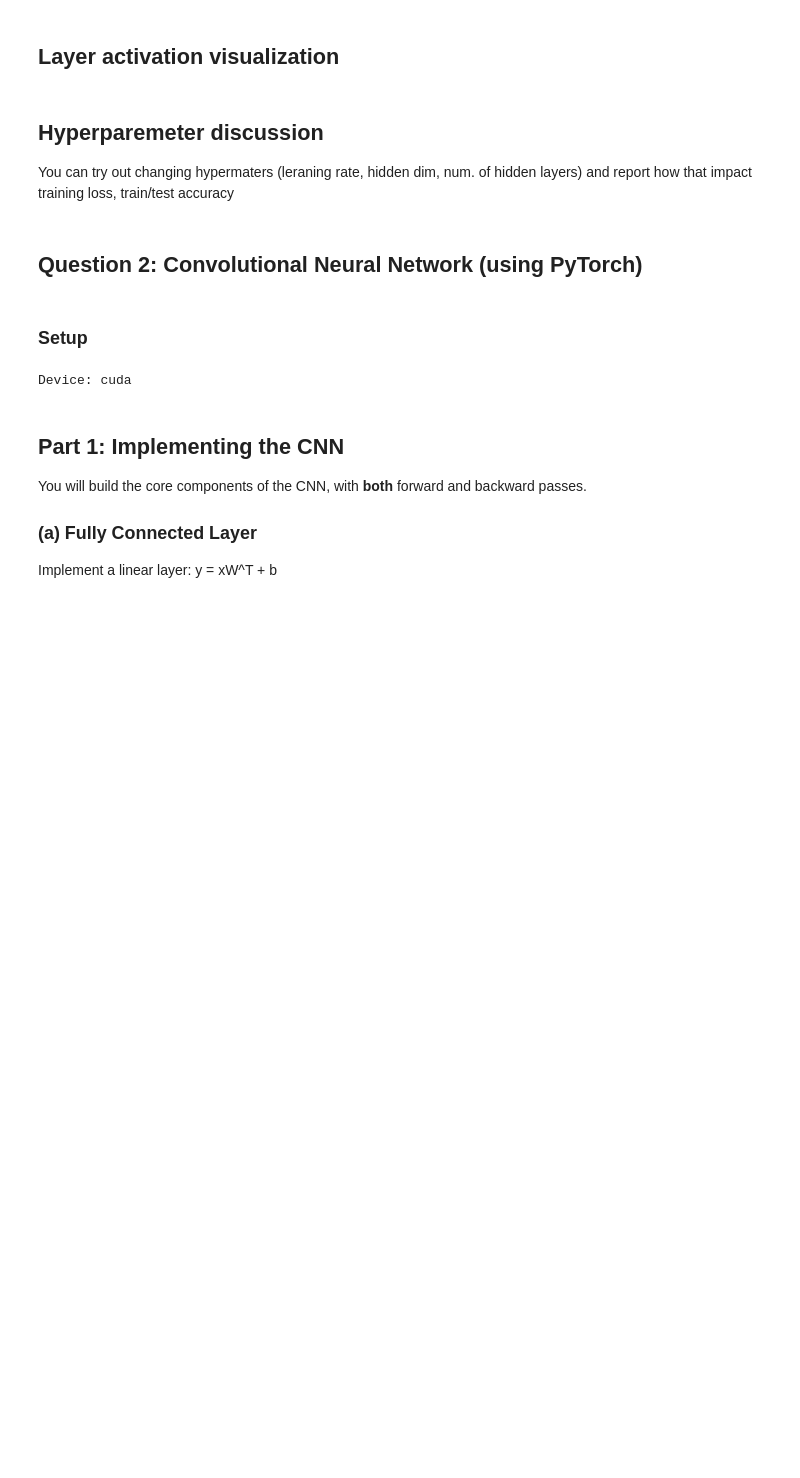
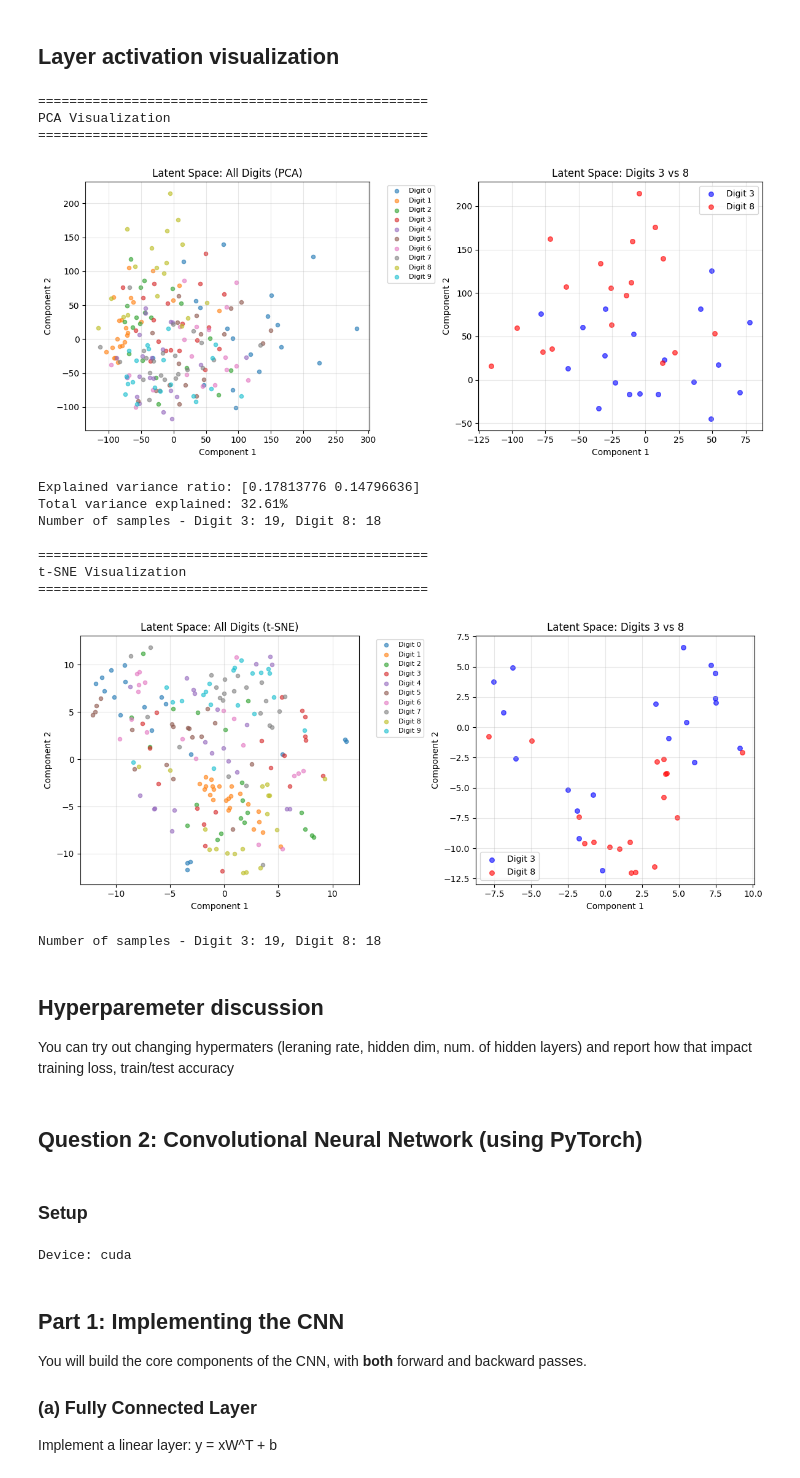
Before and after one commit to GharibSidney/RPL_Assignements, a Jupyter notebook: IFT6135_A2025_HW1_EN__Gharib.ipynb, the cells around one changed output. Drawn from its saved outputs; the diff is of its cells as text; code cells hidden in the pictures; blank space fills up the shorter version.

```diff
--- a/IFT6135_A2025_HW1_EN__Gharib.ipynb
+++ b/IFT6135_A2025_HW1_EN__Gharib.ipynb
@@ -555,49 +557,92 @@ def plot_loss_curve(train_loss):
 # ===== Latent Space Visualization =====
 from sklearn.decomposition import PCA
 from sklearn.manifold import TSNE
+import numpy as np
+import matplotlib.pyplot as plt
 
 def get_penultimate_activations(nn, X_batch):
     """Get activations from the last hidden layer"""
-    # Process each sample individually
     activations_list = []
     for x in X_batch:
         activations = x
-        for layer in nn.layers[:-1]:  # exclude final output layer
+        for layer in nn.layers[:-1]:
             activations = layer.forward(activations)
         activations_list.append(activations)
     return np.array(activations_list)
 
 def visualize_activations(nn, X_test, y_test, digits=(3, 8), method='PCA'):
     """Visualize layer activations using PCA or t-SNE"""
-    # Get activations from penultimate layer
     Z = get_penultimate_activations(nn, X_test)
 
-    # Apply dimensionality reduction
     if method == 'PCA':
         reducer = PCA(n_components=2)
-    else:  # t-SNE
+    else:
         reducer = TSNE(n_components=2, random_state=42)
 
     Z_2d = reducer.fit_transform(Z)
 
-    # Plot visualization
     plt.figure(figsize=(12, 5))
 
-    # Plot 2: Focus on specific digits
+    plt.subplot(1, 2, 1)
+    for digit in range(10):
+        mask = y_test == digit
+        plt.scatter(Z_2d[mask, 0], Z_2d[mask, 1],
+                   label=f'Digit {digit}', alpha=0.6, s=20)
+    plt.title(f'Latent Space: All Digits ({method})')
+    plt.xlabel('Component 1')
+    plt.ylabel('Component 2')
+    plt.legend(bbox_to_anchor=(1.05, 1), loc='upper left', fontsize=8)
+    plt.grid(True, alpha=0.3)
+
     plt.subplot(1, 2, 2)
     mask1 = y_test == digits[0]
     mask2 = y_test == digits[1]
 
-    # write your code here
+    plt.scatter(Z_2d[mask1, 0], Z_2d[mask1, 1],
+               c='blue', label=f'Digit {digits[0]}', alpha=0.6, s=30)
+    plt.scatter(Z_2d[mask2, 0], Z_2d[mask2, 1],
+               c='red', label=f'Digit {digits[1]}', alpha=0.6, s=30)
 
     plt.title(f'Latent Space: Digits {digits[0]} vs {digits[1]}')
-
     plt.xlabel('Component 1')
     plt.ylabel('Component 2')
+    plt.legend(fontsize=10)
+    plt.grid(True, alpha=0.3)
+
     plt.tight_layout()
     plt.show()
 
+    if method == 'PCA':
+        print(f"\nExplained variance ratio: {reducer.explained_variance_ratio_}")
+        print(f"Total variance explained: {sum(reducer.explained_variance_ratio_):.2%}")
+
+    print(f"Number of samples - Digit {digits[0]}: {mask1.sum()}, Digit {digits[1]}: {mask2.sum()}")
+
     return Z_2d
+
+print("=" * 50)
+print("PCA Visualization")
+print("=" * 50)
+Z_pca = visualize_activations(nn, X_test, y_test, digits=(3, 8), method='PCA')
+
+print("\n" + "=" * 50)
+print("t-SNE Visualization")
+print("=" * 50)
+Z_tsne = visualize_activations(nn, X_test, y_test, digits=(3, 8), method='t-SNE')
+# %% [output]
+==================================================
+PCA Visualization
+==================================================
+[figure, added]
+Explained variance ratio: [0.17813776 0.14796636]
+Total variance explained: 32.61%
+Number of samples - Digit 3: 19, Digit 8: 18
+
+==================================================
+t-SNE Visualization
+==================================================
+[figure, added]
+Number of samples - Digit 3: 19, Digit 8: 18
 # %% [markdown]
 ## Hyperparemeter discussion
 You can try out changing hypermaters (leraning rate, hidden dim, num. of hidden layers) and report how that impact training loss, train/test accuracy
```
Also changed, not shown: parts of 4 cells of this notebook.
